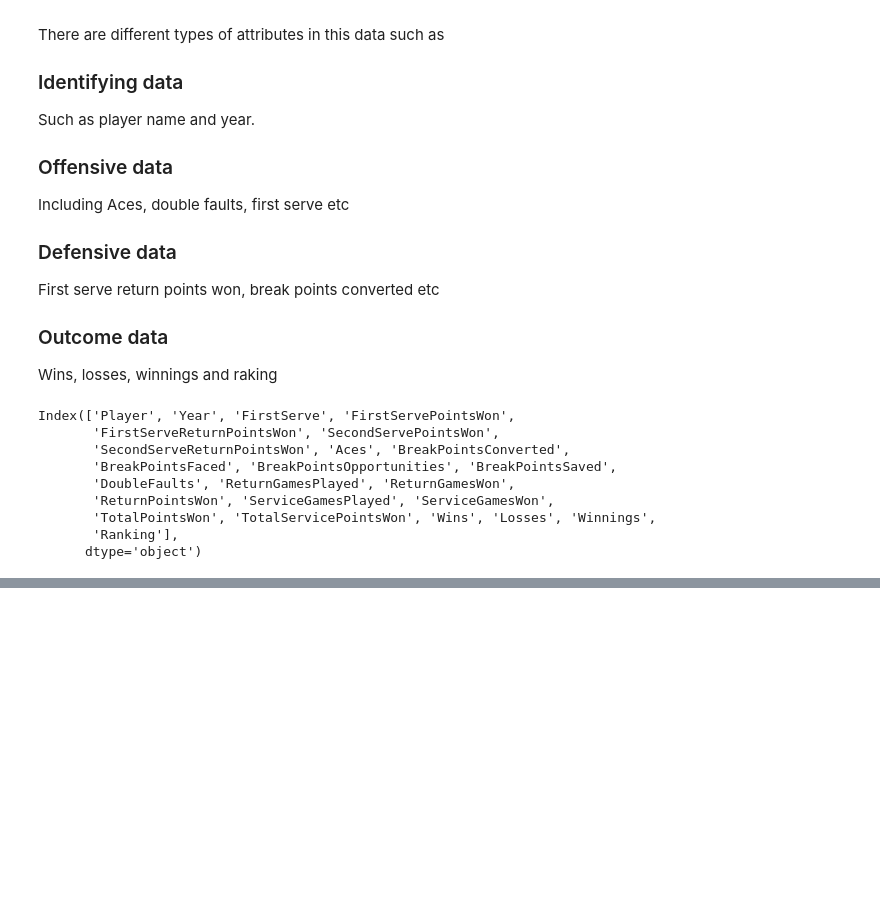
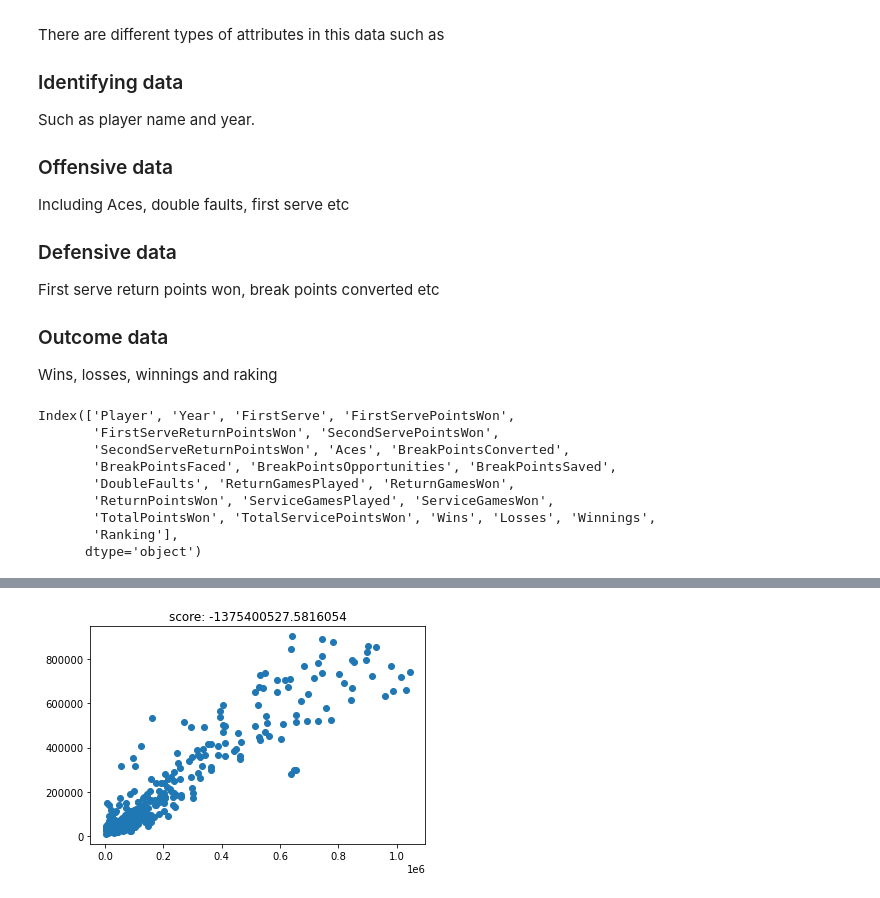
Before and after one commit to mplockhart/codecademy_projects, a Jupyter notebook: tennis_ace_starting/tennis_ace.ipynb, the cells around one changed output, grey strips where cells are left out. Drawn from its saved outputs; the diff is of its cells as text; code cells hidden in the pictures; blank space fills up the shorter version.

```diff
--- a/tennis_ace_starting/tennis_ace.ipynb
+++ b/tennis_ace_starting/tennis_ace.ipynb
@@ -190,2 +238,12 @@ for
 # %%
 ## perform multiple feature linear regressions here:
+X = df[df_columns_truncated]
+X_train, X_test, y_train, y_test = train_test_split(X, y, train_size = 0.8)
+mlr = LinearRegression()
+mlr.fit(X_train, y_train)
+y_predict = mlr.predict(X_test)
+plt.scatter(y_test, y_predict)
+plt.title(f'score: {score}')
+plt.show()
+# %% [output]
+[figure, added]
```
Also changed, not shown: parts of 6 cells of this notebook.
